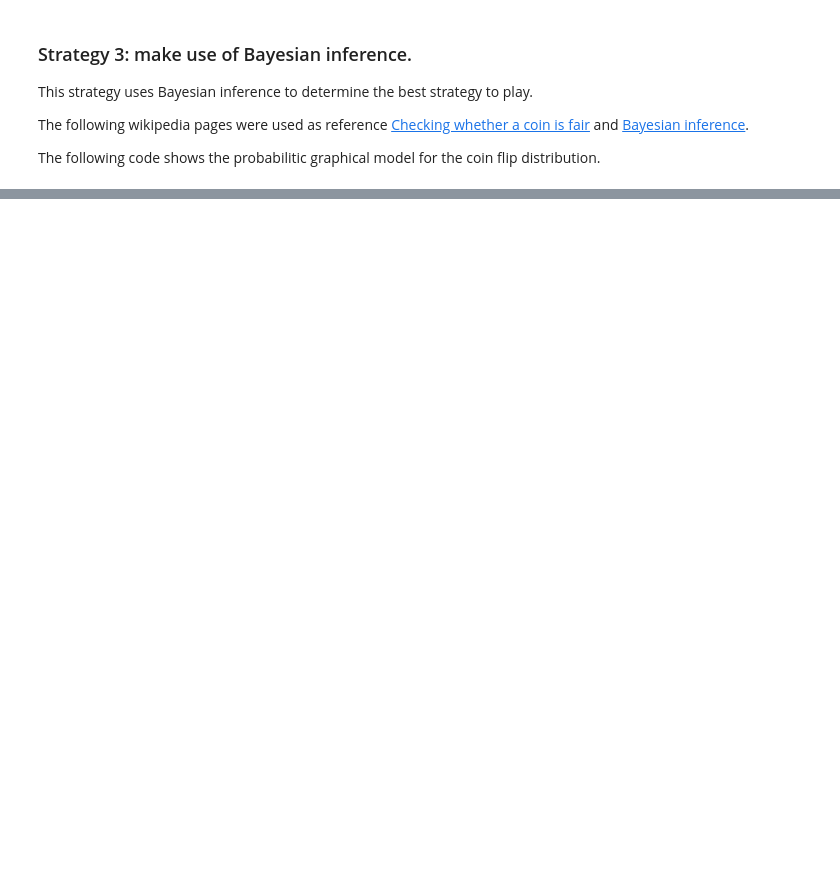
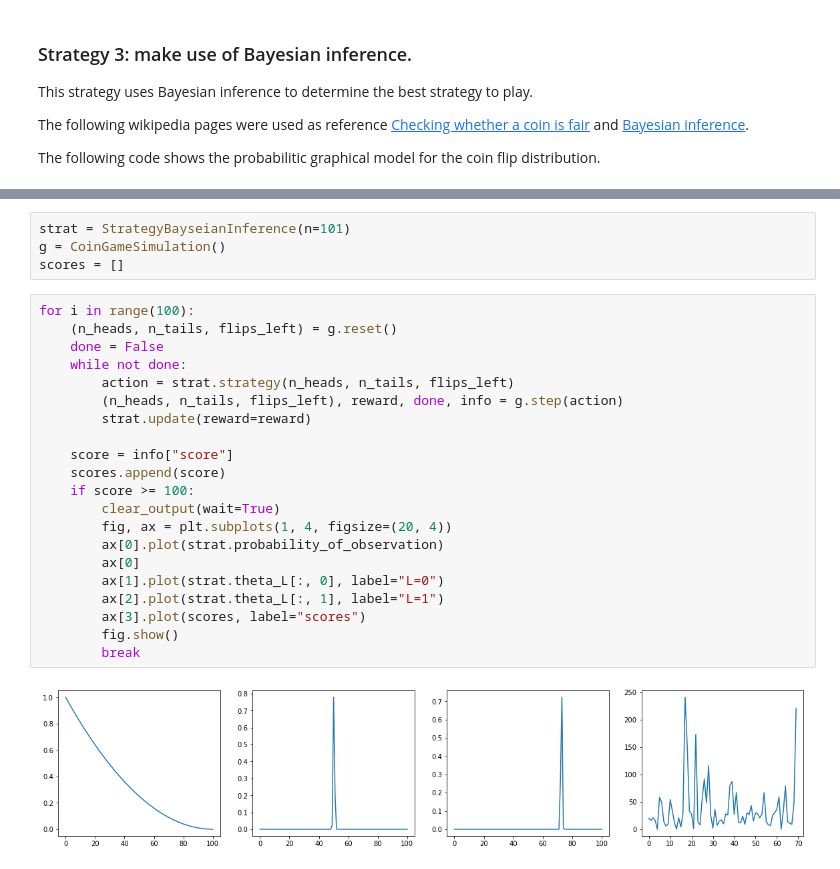
Before and after one commit to albertaillet/Primer_game, a Jupyter notebook: notebooks/strategies/bayesian_inference.ipynb, the cells around one changed output, grey strips where cells are left out. Drawn from its saved outputs; the diff is of its cells as text; blank space fills up the shorter version.

Commit message:
working version of bayseian inference

```diff
--- a/notebooks/strategies/bayesian_inference.ipynb
+++ b/notebooks/strategies/bayesian_inference.ipynb
@@ -153,0 +166,27 @@ print(f"{n_heads=}, {n_tails=}, {flips_left=}, {reward=} {done=}   ", end="\r")
+# %%
+strat = StrategyBayseianInference(n=101)
+g = CoinGameSimulation()
+scores = []
+# %%
+for i in range(100):
+    (n_heads, n_tails, flips_left) = g.reset()
+    done = False
+    while not done:
+        action = strat.strategy(n_heads, n_tails, flips_left)
+        (n_heads, n_tails, flips_left), reward, done, info = g.step(action)
+        strat.update(reward=reward)
+
+    score = info["score"]
+    scores.append(score)
+    if score >= 100:
+        clear_output(wait=True)
+        fig, ax = plt.subplots(1, 4, figsize=(20, 4))
+        ax[0].plot(strat.probability_of_observation)
+        ax[0]
+        ax[1].plot(strat.theta_L[:, 0], label="L=0")
+        ax[2].plot(strat.theta_L[:, 1], label="L=1")
+        ax[3].plot(scores, label="scores")
+        fig.show()
+        break
+# %% [output]
+[figure, added]
```
Also changed, not shown: parts of 16 cells of this notebook, 2 other files.
